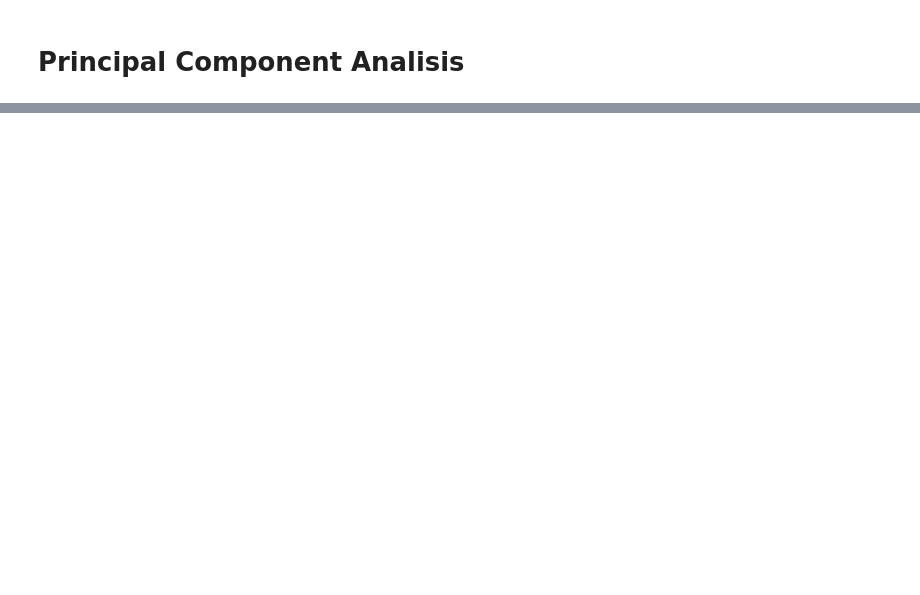
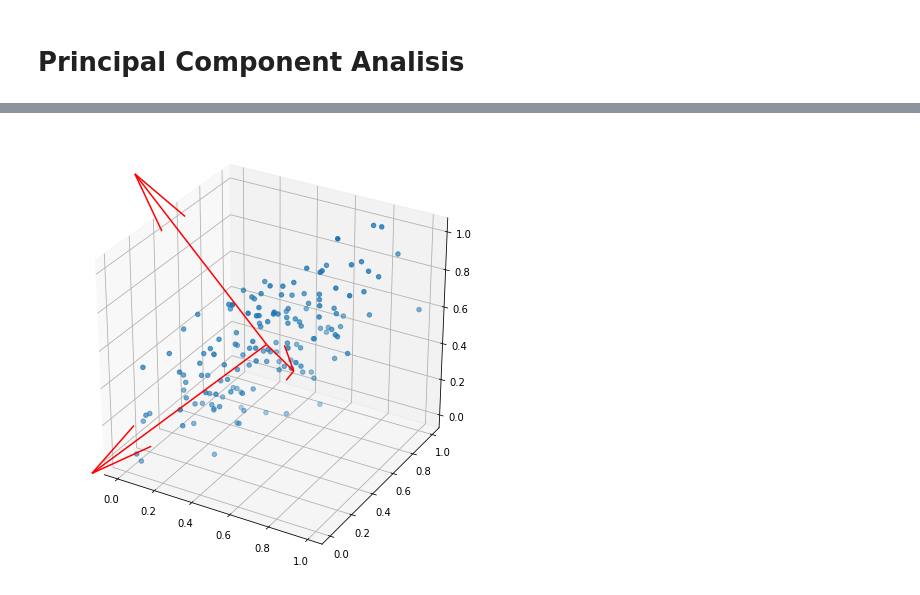
Before and after one commit to gregschuit/Data-mining, a Jupyter notebook: 1. PCA.ipynb, the cells around one changed output, grey strips where cells are left out. Saved outputs shown, nothing was run; the diff lists cells and outputs as text; code cells hidden in the pictures; blank space fills up the shorter version.

```diff
--- a/1. PCA.ipynb
+++ b/1. PCA.ipynb
@@ -62,0 +52,21 @@ ax.quiver(X, Y, Z, U, V, W)
+# %%
+fig = plt.figure(figsize=(8, 8))
+ax = fig.add_subplot(111, projection='3d')
+ax.scatter(x, y, z)
+
+
+soa = np.array([[0, 0, 1, 1, -2, 0],
+                [0, 0, 2, 1, 1, 0],
+                [0, 0, 3, 2, 1, 0]])
+
+X, Y, Z = (x.mean()*np.ones(3), y.mean()*np.ones(3), z.mean()*np.ones(3))
+dX, dY, dZ = eig_vec
+
+
+ax.quiver(X, Y, Z, dX, dY, dZ, color='red')
+
+
+
+plt.show()
+# %% [output]
+[figure, added]
```
Also changed, not shown: parts of 12 cells of this notebook.
